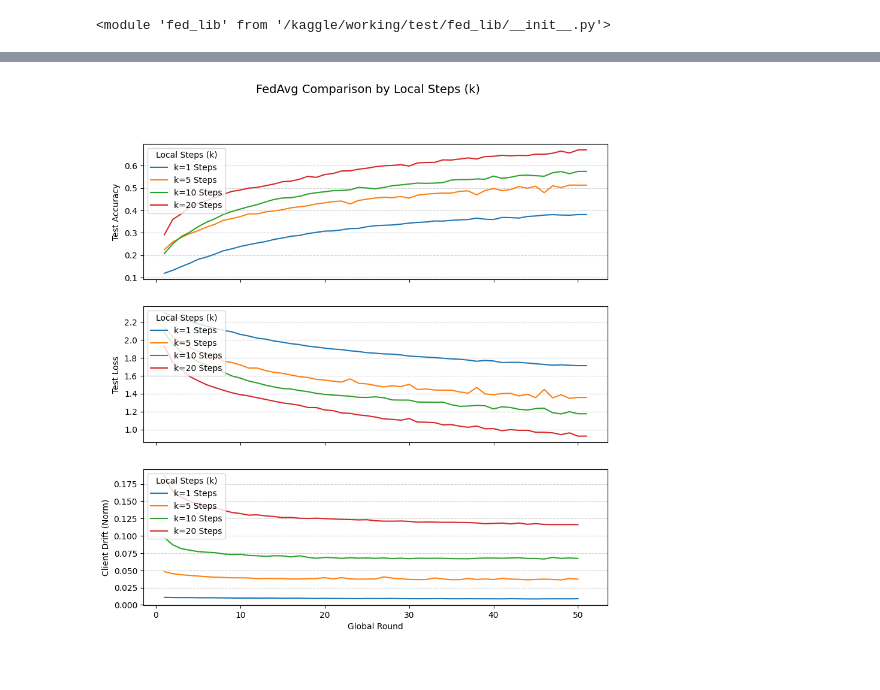
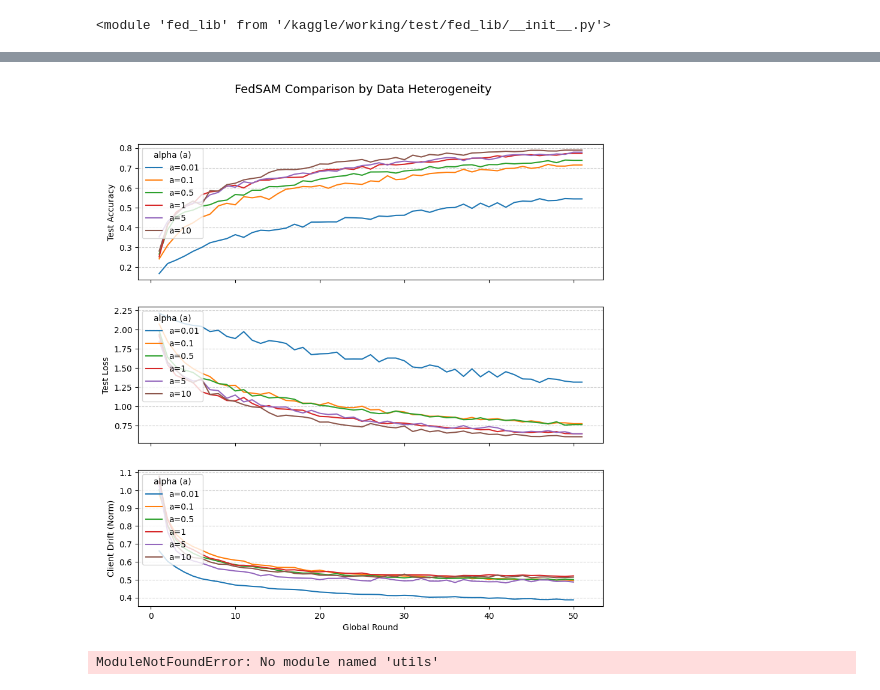
Before and after one commit to Zapy67/ATML-PA-4, a Jupyter notebook: fedsam.ipynb, the cells around one changed output, grey strips where cells are left out. Drawn from its saved outputs; the diff is of its cells as text; code cells hidden in the pictures.

```diff
--- a/fedsam.ipynb
+++ b/fedsam.ipynb
@@ -103,13 +112,12 @@ def plot_metrics(metrics:dict, title:str, label: str, label_desc:str):
     fig, axes = plt.subplots(3, 1, figsize=(10, 10), sharex=True)
     fig.suptitle(title, fontsize=14)
 
-
     for i, metric_key in enumerate(metric_order):
         ax = axes[i]
         for k in k_values:
             values = metrics[k][metric_key]
             rounds = list(range(1, len(values) + 1))
-            ax.plot(rounds, values, label=f'{label}={k} Steps')
+            ax.plot(rounds, values, label=f'{label}={k}')
 
         ax.set_ylabel(metric_map[metric_key])
         ax.grid(axis='y', linestyle='--', alpha=0.6)
@@ -124,7 +132,7 @@ from IPython.display import clear_output
 metrics_exp_1 = {}
 total_samples = len(trainset.dataset)
 for alpha in [0.01, 0.1, 0.5, 1, 5, 10]:
-    f = fed_sam_exp(lr=4e-2, num_clients=5,num_steps=75, global_runs=50, sampling_frac=1.0, alpha=alpha)
+    f = fed_sam_exp(lr=1e-2, rho=2e-3,num_clients=5,num_steps=100, global_runs=30, sampling_frac=1.0, alpha=alpha)
     metrics_exp_1[alpha] = f.federated_method.round_metrics
     clear_output(wait=True)
 # %% [output]
@@ -135,4 +335,8 @@ AttributeError: 'float' object has no attribute 'item'
 # %%
-plot_metrics(metrics_exp_1)
+plot_metrics(metrics_exp_1, "FedSAM Comparison by Data Heterogeneity", label="a", label_desc="alpha")
 # %% [output]
-[figure, old version]
+[figure, new version]
+# %%
+loaders = utils.
+# %% [output]
+ModuleNotFoundError: No module named 'utils'
```
Also changed, not shown: parts of 4 cells of this notebook, 3 other files.
